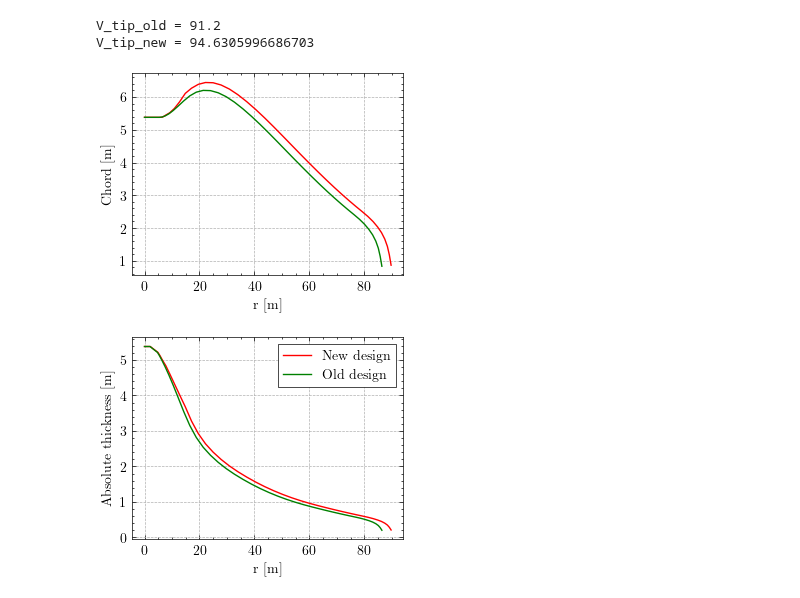
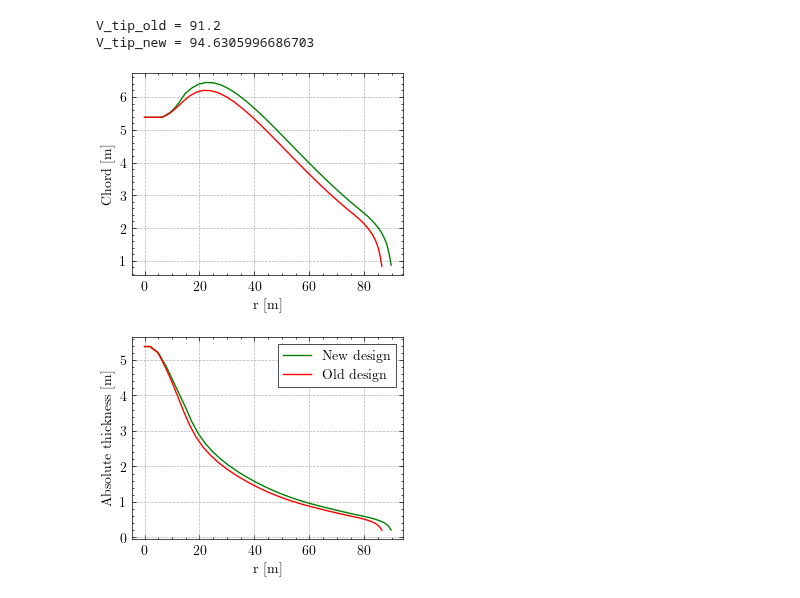
Before and after one commit to SpyrosAcheimastos/LAC, a Jupyter notebook: our_design/Assignment_1/Part_2_Step_2.ipynb, the cells around one changed output. Saved outputs shown, nothing was run; the diff lists cells and outputs as text; code cells hidden in the pictures.

```diff
--- a/our_design/Assignment_1/Part_2_Step_2.ipynb
+++ b/our_design/Assignment_1/Part_2_Step_2.ipynb
@@ -93,36 +93,36 @@ chord_array_new = chord_array_old * (scale_ratio_blade)
 chord_array_new[:4] = 5.38 # cylinder
 chord_array_new[4] = 5.386 # cylinder
 chord_array_new[5] = 5.45 #this is just to smooth the shape of the blade
 chord_array_new[6] = 5.52 #this is just to smooth the shape of the blade
 chord_array_new[7] = 5.65 #this is just to smooth the shape of the blade
 chord_array_new[8] = 5.85 #this is just to smooth the shape of the blade
 
 
 # print(r_array_new, chord_array_new)
 
 figure = plt.figure()
-plt.plot(r_array_new, chord_array_new, label="New design", c='red')
-plt.plot(r_array_old, chord_array_old, label="Old design", c='green')
+plt.plot(r_array_new, chord_array_new, label="New design", c='green')
+plt.plot(r_array_old, chord_array_old, label="Old design", c='red')
 plt.xlabel("r [m]")
 plt.ylabel("Chord [m]")
 plt.grid(linewidth=0.5, linestyle='--')
 # plt.legend()
 figure.savefig("Part_2_Plots/Chord.pdf", dpi = 300, bbox_inches = 'tight')
 
 abs_thickness_array_old = chord_array_old * rel_thickness_array_old/100
 abs_thickness_array_new = chord_array_new * rel_thickness_array_old/100
 
 figure = plt.figure()
-plt.plot(r_array_new, abs_thickness_array_new, label="New design", c='red')
-plt.plot(r_array_old, abs_thickness_array_old, label="Old design", c='green')
+plt.plot(r_array_new, abs_thickness_array_new, label="New design", c='green')
+plt.plot(r_array_old, abs_thickness_array_old, label="Old design", c='red')
 plt.xlabel("r [m]")
 plt.ylabel("Absolute thickness [m]")
 plt.grid(linewidth=0.5, linestyle='--')
 legend = plt.legend(fancybox=False, edgecolor="black")
 legend.get_frame().set_linewidth(0.5)
 figure.savefig("Part_2_Plots/Absolute_thickness.pdf", dpi = 300, bbox_inches = 'tight')
 
 plt.show()
 # %% [output]
-[figure, old version]
+[figure, new version]
-[figure, old version]
+[figure, new version]
```
